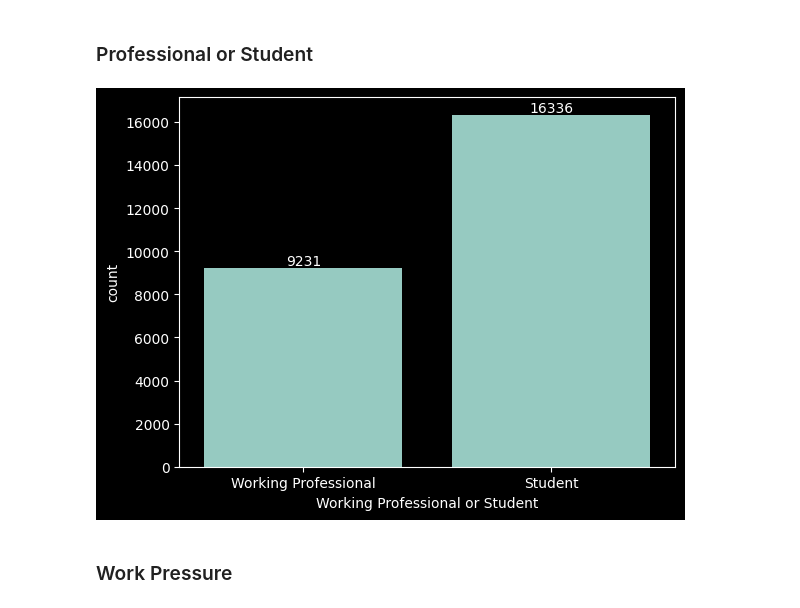
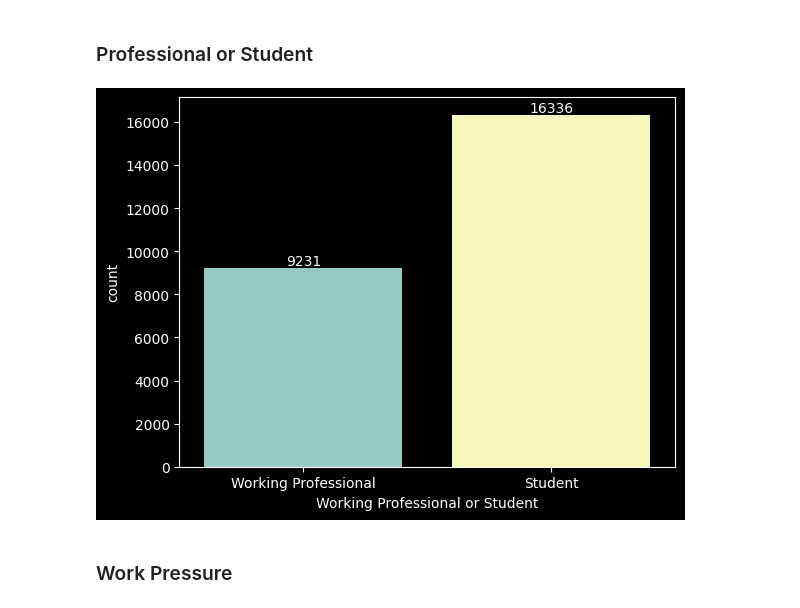
Before and after one commit to Omer-Z/Kaggle_Tasks, a Jupyter notebook: Mental_Health/src/analysis.ipynb, the cells around one changed output. Cells and saved outputs as stored; diff of their text form; code cells hidden in the pictures.

```diff
--- a/Mental_Health/src/analysis.ipynb
+++ b/Mental_Health/src/analysis.ipynb
@@ -9,4 +15,4 @@ plt.style.use('dark_background')
 # %%
-train_data = pd.read_csv(r"C:\Users\User\Desktop\Projects\Kaggle\Kaggle_Tasks\Mental_Health\data\train.csv",
+train_data_raw= pd.read_csv(r"C:\Users\User\Desktop\Projects\Kaggle\Kaggle_Tasks\Mental_Health\data\train.csv",
                         index_col='id')
 # %%
@@ -236,4 +99,4 @@ annot_plot(ax)
 # %%
-dprsd_df = train_data.loc[train_data[TARGET] == 1]
+dprsd_df = train_data_raw.loc[train_data_raw[TARGET] == 1]
 dprsd_df.head()
 # %% [output]
@@ -247,10 +110,10 @@ dprsd_df.head()
 # %% [markdown]
 ### Professional or Student
 # %%
-ax = sns.countplot(dprsd_df, x='Working Professional or Student', )
+ax = sns.countplot(dprsd_df, x='Working Professional or Student', hue='Working Professional or Student', legend=False)
 annot_plot(ax)
 # %% [output]
-[figure, old version]
+[figure, new version]
 # %% [markdown]
 ### Work Pressure
 # %%
```
Also changed, not shown: parts of 104 cells of this notebook.
